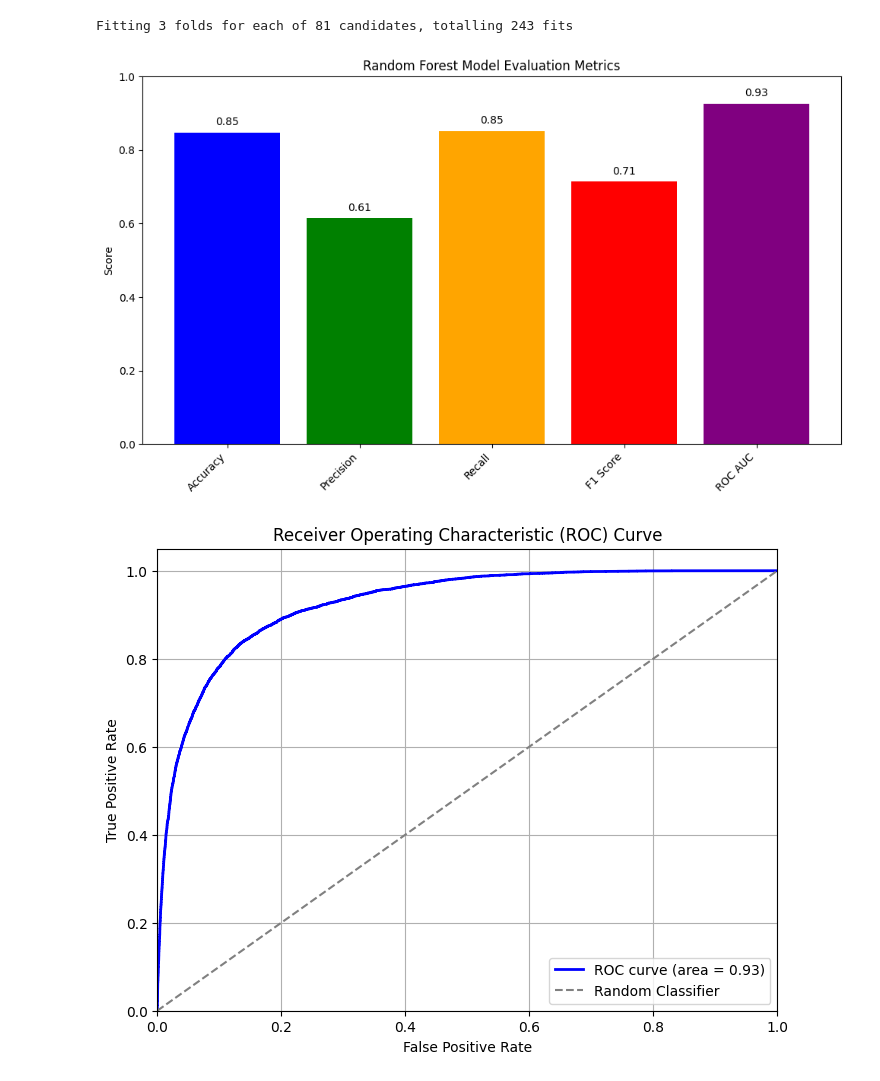
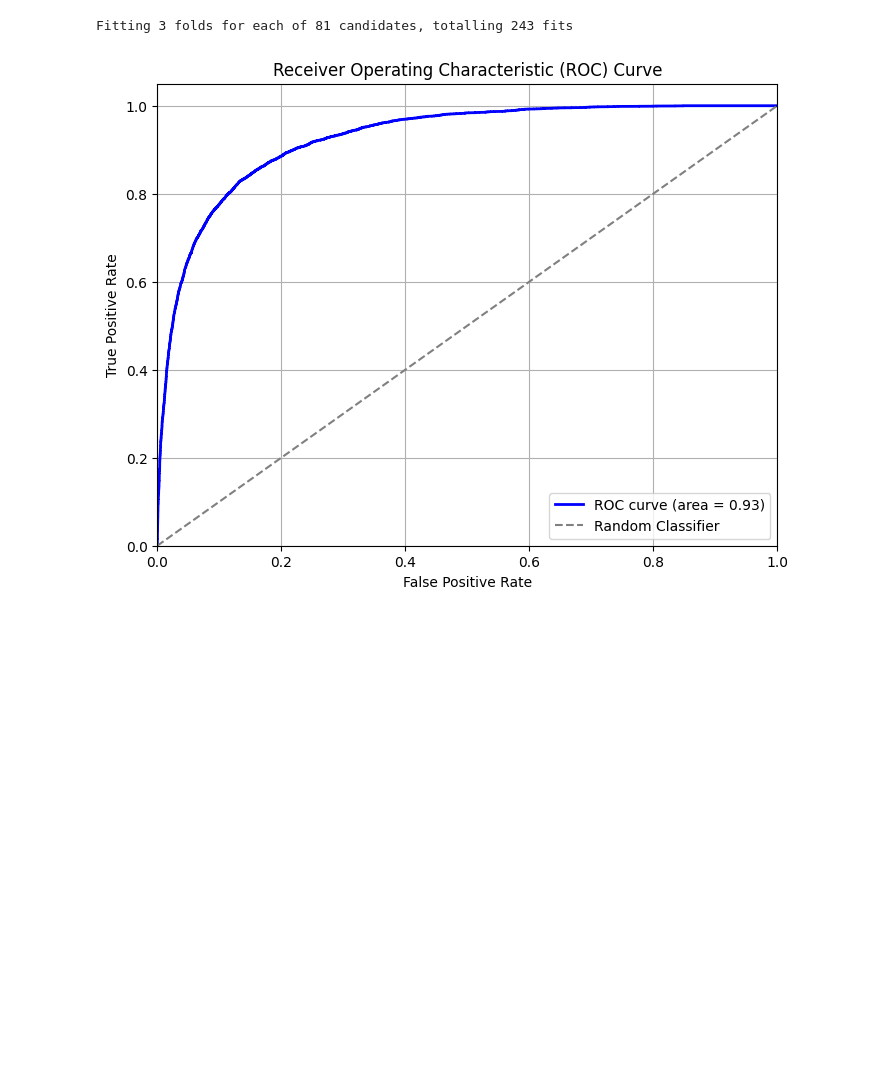
Before and after one commit to tasleema17/FINAL_PROJECT_22034202, a Jupyter notebook: FloodPredictionCode.ipynb, the cells around one changed output. Cells and saved outputs as stored; diff of their text form; code cells hidden in the pictures; blank space fills up the shorter version.

```diff
--- a/FloodPredictionCode.ipynb
+++ b/FloodPredictionCode.ipynb
@@ -360,43 +364,26 @@ print("ROC AUC:", roc_auc_rf)
 Fitting 3 folds for each of 81 candidates, totalling 243 fits
 # %%
 #Result Analysis
-# Assuming you have already calculated these metrics
-metrics = ['Accuracy', 'Precision', 'Recall', 'F1 Score', 'ROC AUC']
-values = [accuracy_rf, precision_rf, recall_rf, f1_rf, roc_auc_rf]
-# Create a bar plot
-plt.figure(figsize=(10, 6))
-plt.bar(metrics, values, color=['blue', 'green', 'orange', 'red', 'purple'])
-plt.title('Random Forest Model Evaluation Metrics')
-plt.ylabel('Score')
-plt.ylim(0, 1)  # Set y-axis limits to 0-1 for better visualization of scores
-plt.xticks(rotation=45, ha='right')  # Rotate x-axis labels for readability
-plt.tight_layout()
-# Add value labels on top of the bars
-for i, v in enumerate(values):
-    plt.text(i, v + 0.02, f"{v:.2f}", ha='center', color='black')
-plt.show()
-
 #ROC-AUC curve
 # Get predicted probabilities for the positive class (Flood = 1)
 y_proba_rf = best_rf_model.predict_proba(X_test)[:, 1]
 # Calculate ROC curve and AUC
 fpr, tpr, thresholds = roc_curve(y_test, y_proba_rf)
 roc_auc_rf = roc_auc_score(y_test, y_proba_rf)
 # Plot the ROC curve
 plt.figure(figsize=(8, 6))
 plt.plot(fpr, tpr, color='blue', lw=2, label=f'ROC curve (area = {roc_auc_rf:.2f})')
 plt.plot([0, 1], [0, 1], color='gray', linestyle='--', label='Random Classifier')
 plt.xlim([0.0, 1.0])
 plt.ylim([0.0, 1.05])
 plt.xlabel('False Positive Rate')
 plt.ylabel('True Positive Rate')
 plt.title('Receiver Operating Characteristic (ROC) Curve')
 plt.legend(loc="lower right")
 plt.grid(True)
 plt.show()
 # %% [output]
-[figure, old version]
+[figure, new version]
-[figure, removed]
 # %%
 #LSTM Model
 
```
Also changed, not shown: parts of 8 cells of this notebook.
